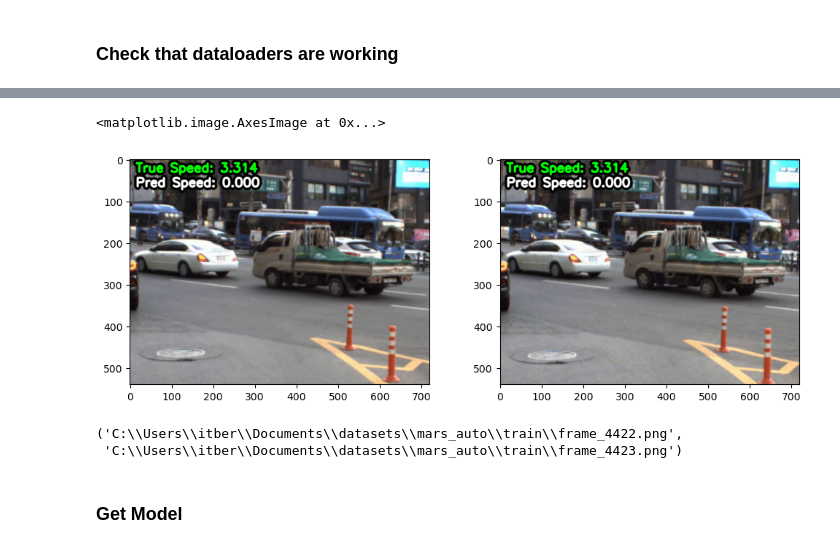
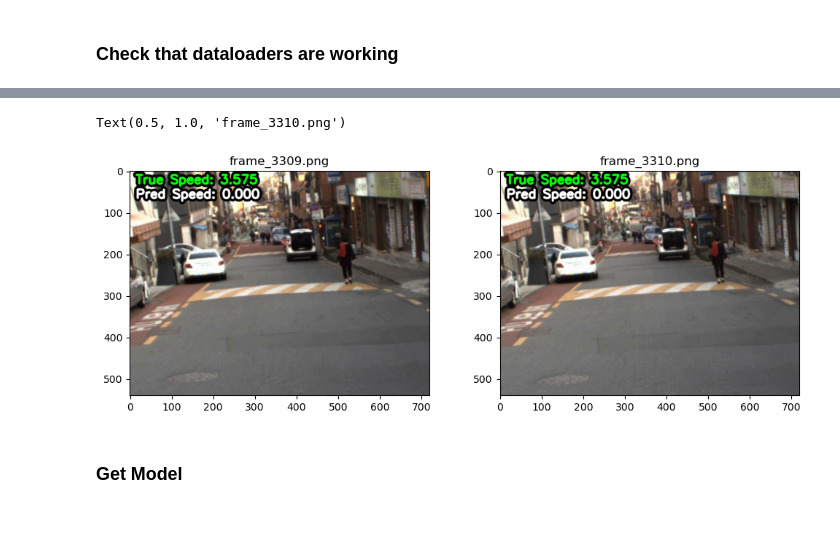
Before and after one commit to itberrios/CV_projects, a Jupyter notebook: mars_challenge/raft_based_model_train.ipynb, the cells around one changed output, grey strips where cells are left out. Drawn from its saved outputs; the diff is of its cells as text; code cells hidden in the pictures; blank space fills up the shorter version.

```diff
--- a/mars_challenge/raft_based_model_train.ipynb
+++ b/mars_challenge/raft_based_model_train.ipynb
@@ -74,17 +75,18 @@ image1.min(), image1.max()
 # %%
 idx = 0
 
 _, ax = plt.subplots(1, 2, figsize=(12, 4))
-ax[0].imshow(viz(image1[idx, :, :, :].squeeze(), speed[idx], 0))
-ax[1].imshow(viz(image2[idx, :, :, :].squeeze(), speed[idx], 0))
+ax[0].imshow(viz(image1[idx, :, :, :].squeeze(),
+                 train_dataset.unstandardize(speed[idx]),
+                 0))
+ax[0].set_title(os.path.basename(train_dataset.image_path1))
+ax[1].imshow(viz(image2[idx, :, :, :].squeeze(),
+                 train_dataset.unstandardize(speed[idx]),
+                 0))
+ax[1].set_title(os.path.basename(train_dataset.image_path2))
 # %% [output]
-<matplotlib.image.AxesImage at 0x...>
+Text(0.5, 1.0, 'frame_3310.png')
-[figure, old version]
+[figure, new version]
-# %%
-train_dataset.image_path1, train_dataset.image_path2
-# %% [output]
-('C:\\Users\\itber\\Documents\\datasets\\mars_auto\\train\\frame_4422.png',
- 'C:\\Users\\itber\\Documents\\datasets\\mars_auto\\train\\frame_4423.png')
 # %% [markdown]
 ### Get Model
 # %%
```
Also changed, not shown: parts of 3 cells of this notebook, 4 other files.
